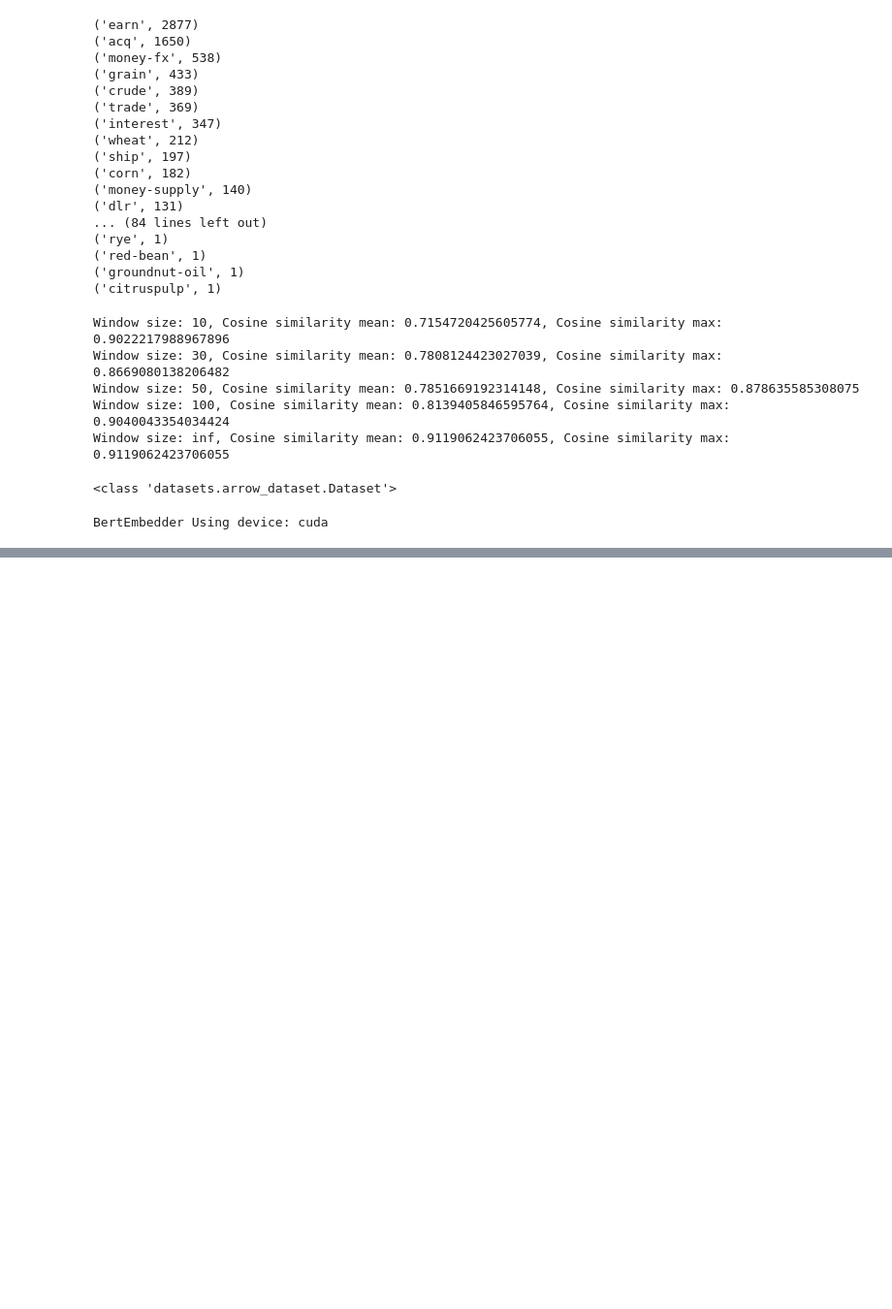
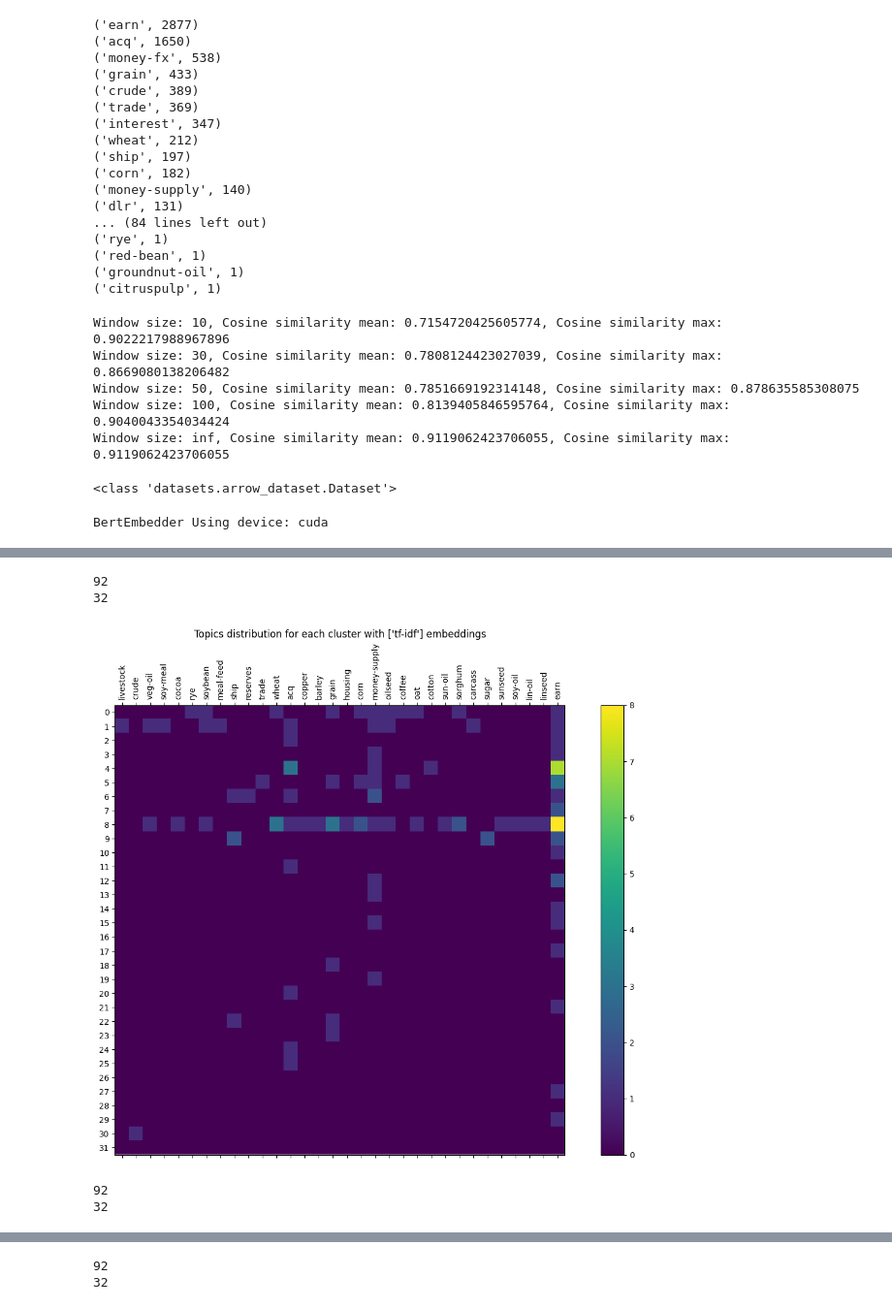
Before and after one commit to Noam-Sasson/Advanced-IR-Project, a Jupyter notebook: tries.ipynb, the cells around one changed output, grey strips where cells are left out. Shown at 97% size. Cells and saved outputs as stored; diff of their text form; code cells hidden in the pictures; blank space fills up the shorter version.

```diff
--- a/tries.ipynb
+++ b/tries.ipynb
@@ -513,0 +576,11 @@ Using random state: 42
+# %%
+# aglomerative:
+cluster_and_visualize(general_clustering_model, rand_state=42, embbeders_names=['tf-idf'], agg_type='sum', method='agglomerative')
+cluster_and_visualize(general_clustering_model, rand_state=42, embbeders_names=['bert'], agg_type='sum', method='agglomerative')
+cluster_and_visualize(general_clustering_model, rand_state=42, embbeders_names=['tf-idf', 'bert'], agg_type='sum', method='agglomerative')
+# %% [output]
+92
+32
+[figure, added]
+92
+32
@@ -513,0 +588,2 @@ Using random state: 42
+92
+32
```
Also changed, not shown: parts of 10 cells of this notebook.
